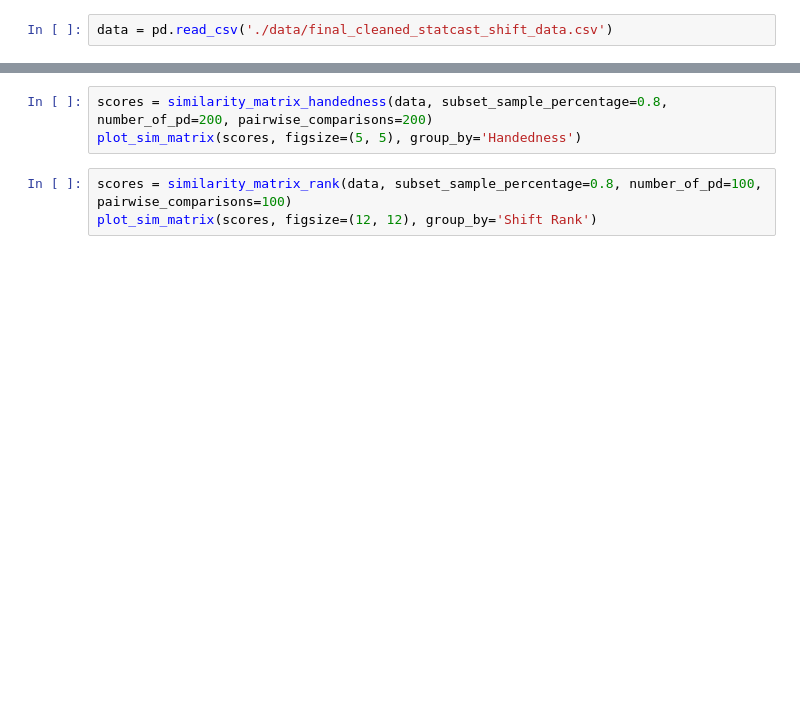
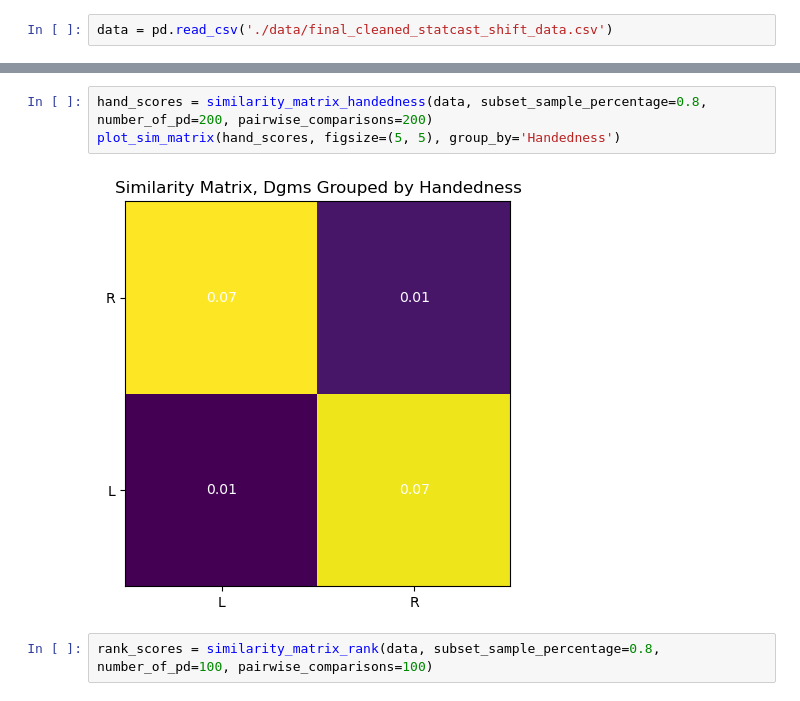
Before and after one commit to charlieh20/baseball-shift-tda, a Jupyter notebook: similarity_matrix.ipynb, the cells around one changed output, grey strips where cells are left out. Saved outputs shown, nothing was run; the diff lists cells and outputs as text; blank space fills up the shorter version.

```diff
--- a/similarity_matrix.ipynb
+++ b/similarity_matrix.ipynb
@@ -35,6 +40,7 @@ plot_sim_matrix(scores, figsize=(10, 10), group_by='Dates')
 # %%
-scores = similarity_matrix_handedness(data, subset_sample_percentage=0.8, number_of_pd=200, pairwise_comparisons=200)
-plot_sim_matrix(scores, figsize=(5, 5), group_by='Handedness')
+hand_scores = similarity_matrix_handedness(data, subset_sample_percentage=0.8, number_of_pd=200, pairwise_comparisons=200)
+plot_sim_matrix(hand_scores, figsize=(5, 5), group_by='Handedness')
+# %% [output]
+[figure, added]
 # %%
-scores = similarity_matrix_rank(data, subset_sample_percentage=0.8, number_of_pd=100, pairwise_comparisons=100)
-plot_sim_matrix(scores, figsize=(12, 12), group_by='Shift Rank')
+rank_scores = similarity_matrix_rank(data, subset_sample_percentage=0.8, number_of_pd=100, pairwise_comparisons=100)
```
Also changed, not shown: parts of 9 cells of this notebook, 9 other files.
